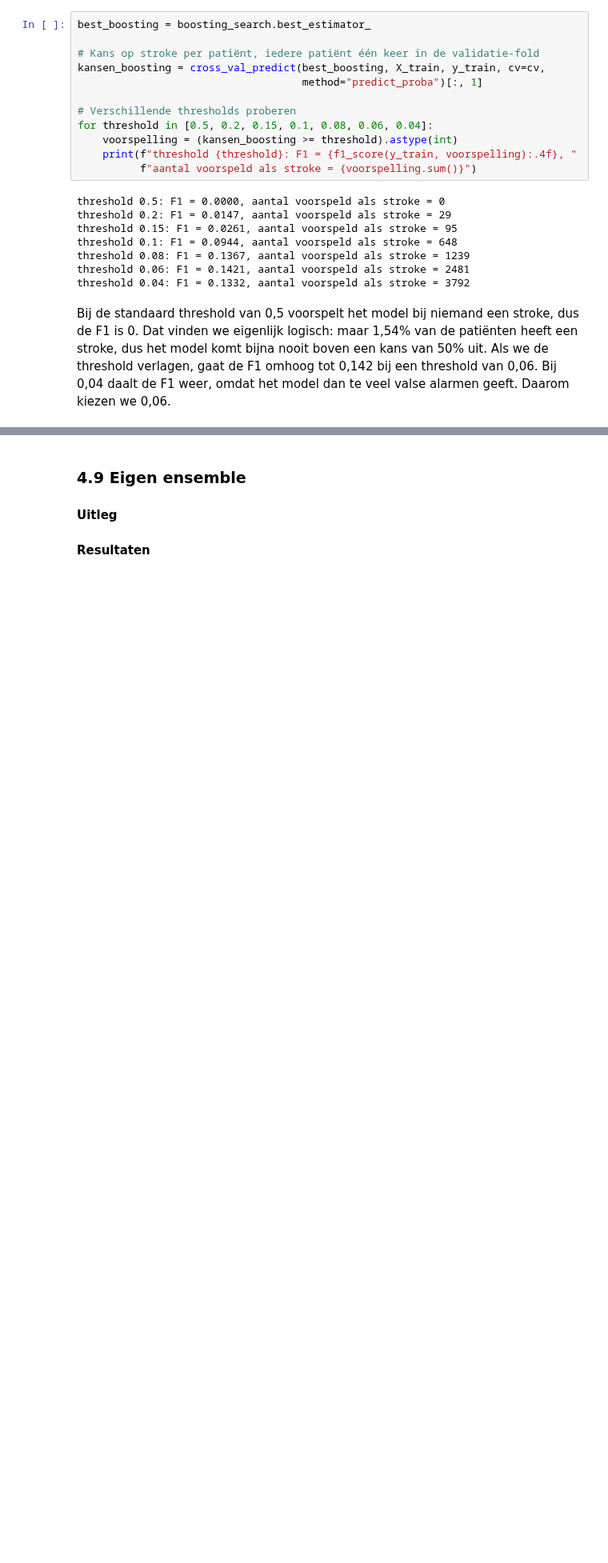
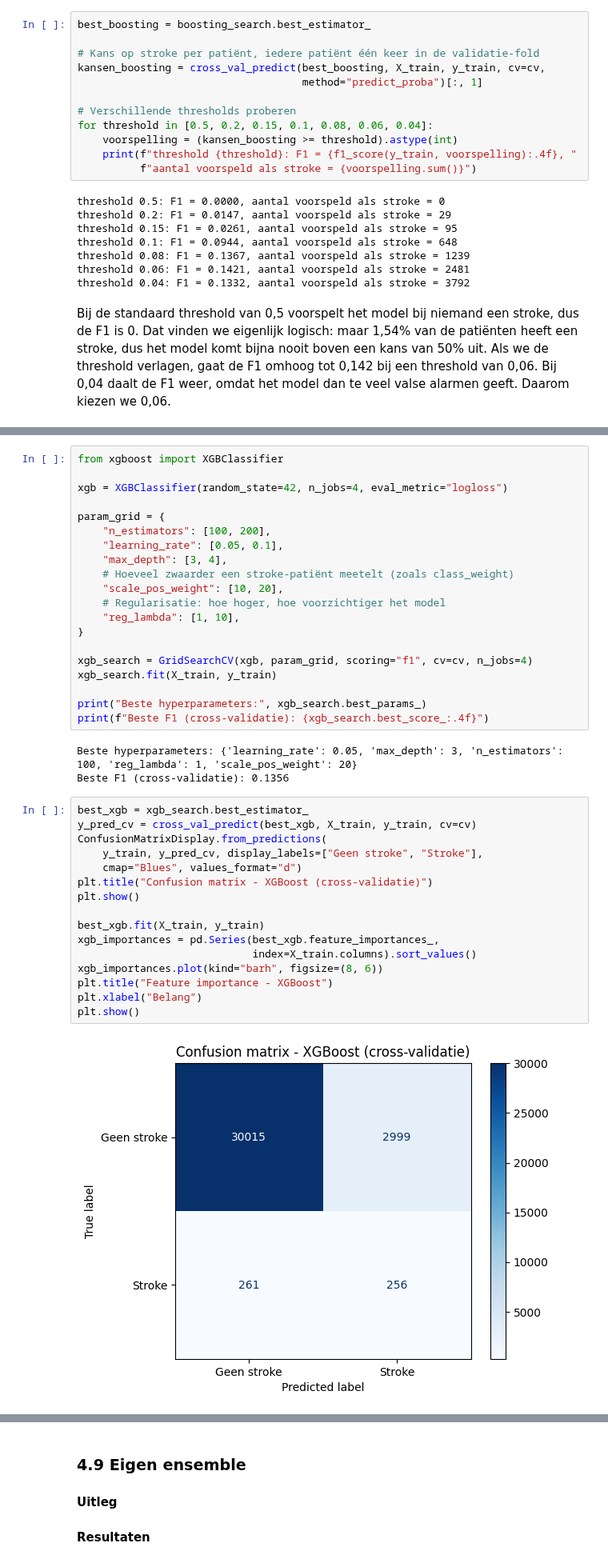
Before and after one commit to rabpie/26-27-Machine-Learning-groep-6, a Jupyter notebook: ML-Voorspel herseninfarct.ipynb, the cells around one changed output, grey strips where cells are left out. Shown at 80% size. Saved outputs shown, nothing was run; the diff lists cells and outputs as text; blank space fills up the shorter version.

```diff
--- a/ML-Voorspel herseninfarct.ipynb
+++ b/ML-Voorspel herseninfarct.ipynb
@@ -1867,0 +1947,41 @@ Name: mean_fit_time, dtype: float64
+# %%
+from xgboost import XGBClassifier
+
+xgb = XGBClassifier(random_state=42, n_jobs=4, eval_metric="logloss")
+
+param_grid = {
+    "n_estimators": [100, 200],
+    "learning_rate": [0.05, 0.1],
+    "max_depth": [3, 4],
+    # Hoeveel zwaarder een stroke-patiënt meetelt (zoals class_weight)
+    "scale_pos_weight": [10, 20],
+    # Regularisatie: hoe hoger, hoe voorzichtiger het model
+    "reg_lambda": [1, 10],
+}
+
+xgb_search = GridSearchCV(xgb, param_grid, scoring="f1", cv=cv, n_jobs=4)
+xgb_search.fit(X_train, y_train)
+
+print("Beste hyperparameters:", xgb_search.best_params_)
+print(f"Beste F1 (cross-validatie): {xgb_search.best_score_:.4f}")
+# %% [output]
+Beste hyperparameters: {'learning_rate': 0.05, 'max_depth': 3, 'n_estimators': 100, 'reg_lambda': 1, 'scale_pos_weight': 20}
+Beste F1 (cross-validatie): 0.1356
+# %%
+best_xgb = xgb_search.best_estimator_
+y_pred_cv = cross_val_predict(best_xgb, X_train, y_train, cv=cv)
+ConfusionMatrixDisplay.from_predictions(
+    y_train, y_pred_cv, display_labels=["Geen stroke", "Stroke"],
+    cmap="Blues", values_format="d")
+plt.title("Confusion matrix - XGBoost (cross-validatie)")
+plt.show()
+
+best_xgb.fit(X_train, y_train)
+xgb_importances = pd.Series(best_xgb.feature_importances_,
+                            index=X_train.columns).sort_values()
+xgb_importances.plot(kind="barh", figsize=(8, 6))
+plt.title("Feature importance - XGBoost")
+plt.xlabel("Belang")
+plt.show()
+# %% [output]
+[figure, added]
```
Also changed, not shown: parts of 11 cells of this notebook.
